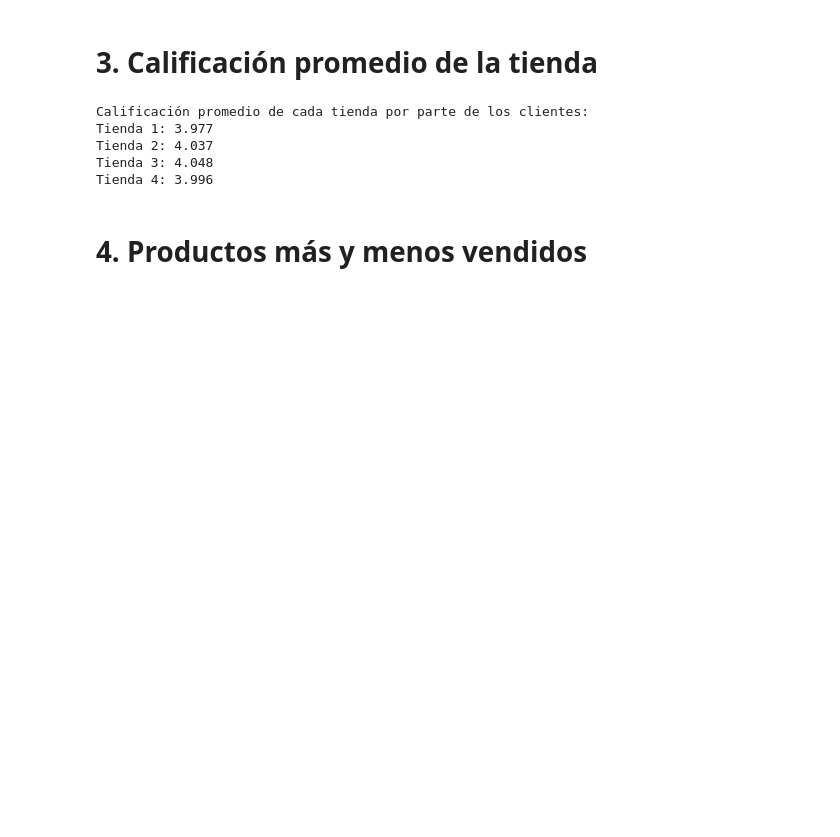
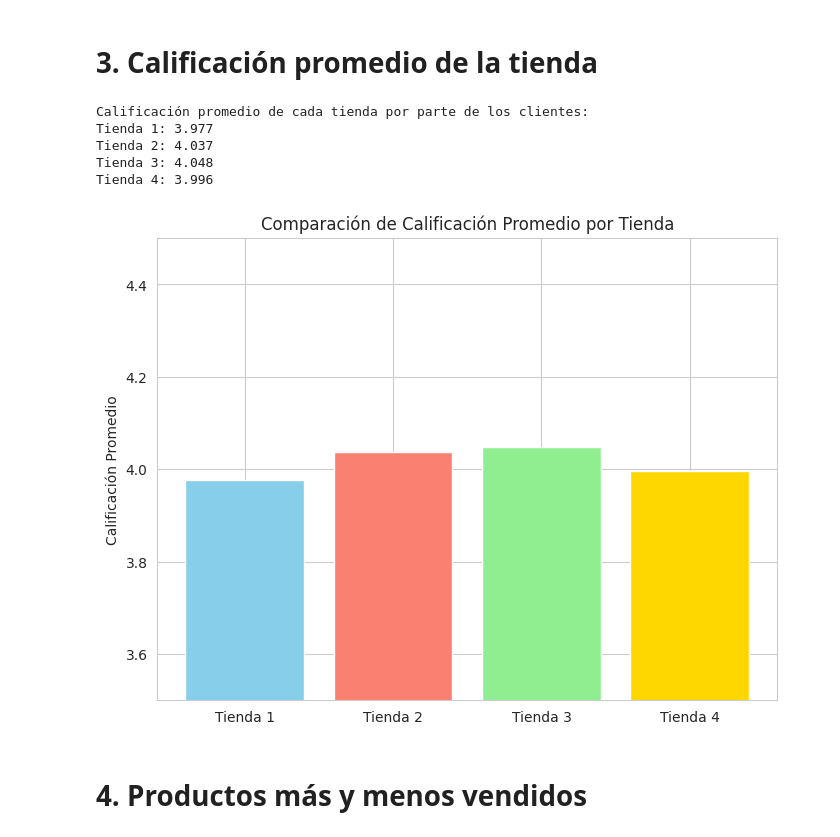
Before and after one commit to luispp016/Challenge_AluraStore, a Jupyter notebook: AluraStoreLatam.ipynb, the cells around one changed output. Saved outputs shown, nothing was run; the diff lists cells and outputs as text; code cells hidden in the pictures; blank space fills up the shorter version.

```diff
--- a/AluraStoreLatam.ipynb
+++ b/AluraStoreLatam.ipynb
@@ -135,5 +133,25 @@ Tienda 1: 3.977
 Tienda 2: 4.037
 Tienda 3: 4.048
 Tienda 4: 3.996
+# %%
+# Graficar la calificación promedio de cada tienda
+calificaciones = {
+    'Tienda 1': calificacion_promedio_tienda1,
+    'Tienda 2': calificacion_promedio_tienda2,
+    'Tienda 3': calificacion_promedio_tienda3,
+    'Tienda 4': calificacion_promedio_tienda4
+}
+
+tiendas = list(calificaciones.keys())
+promedios = list(calificaciones.values())
+
+plt.figure(figsize=(8, 6))
+plt.bar(tiendas, promedios, color=['skyblue', 'salmon', 'lightgreen', 'gold'])
+plt.ylabel('Calificación Promedio')
+plt.title('Comparación de Calificación Promedio por Tienda')
+plt.ylim(3.5, 4.5) # Ajustar el rango del eje y para mejor visualización
+plt.show()
+# %% [output]
+[figure, added]
 # %% [markdown]
 # 4. Productos más y menos vendidos
```
Also changed, not shown: parts of 12 cells of this notebook.
